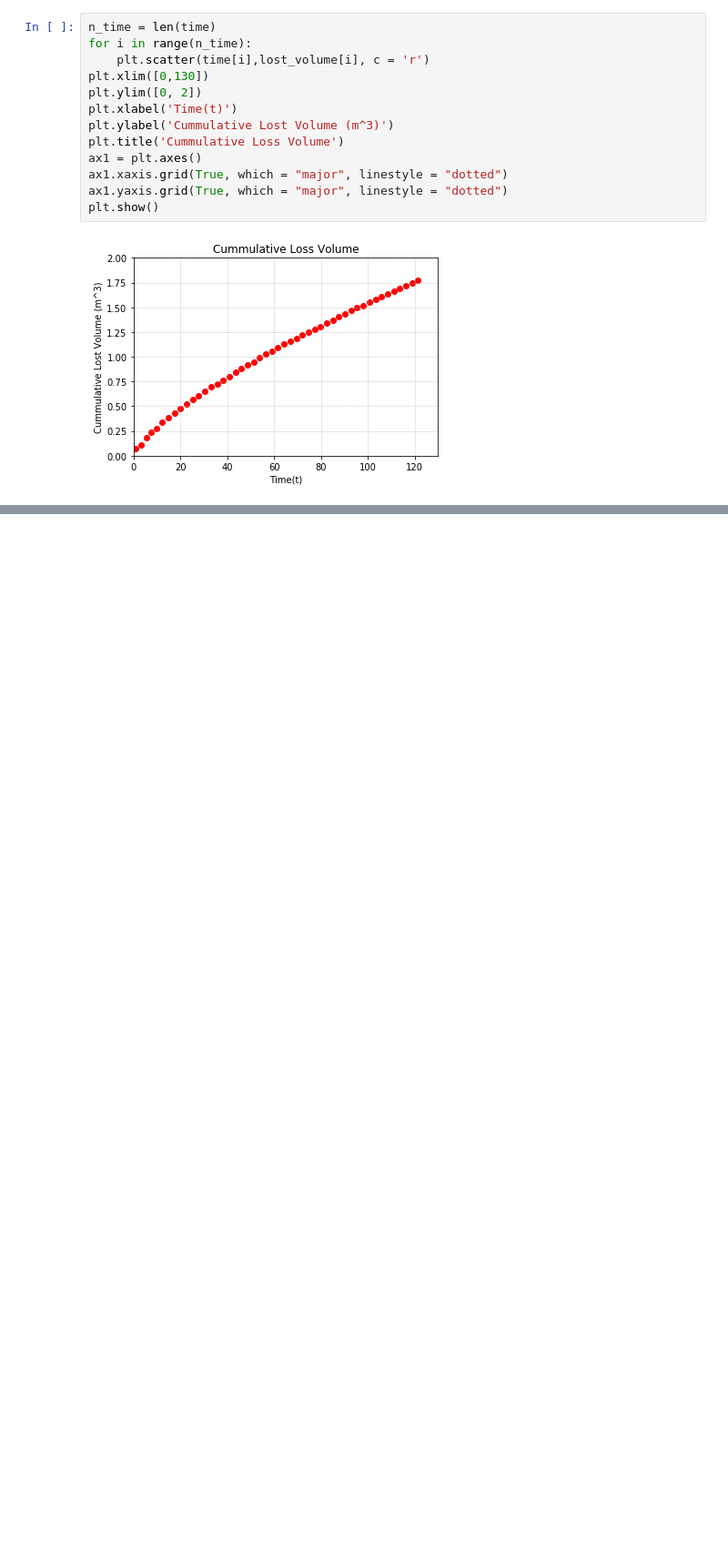
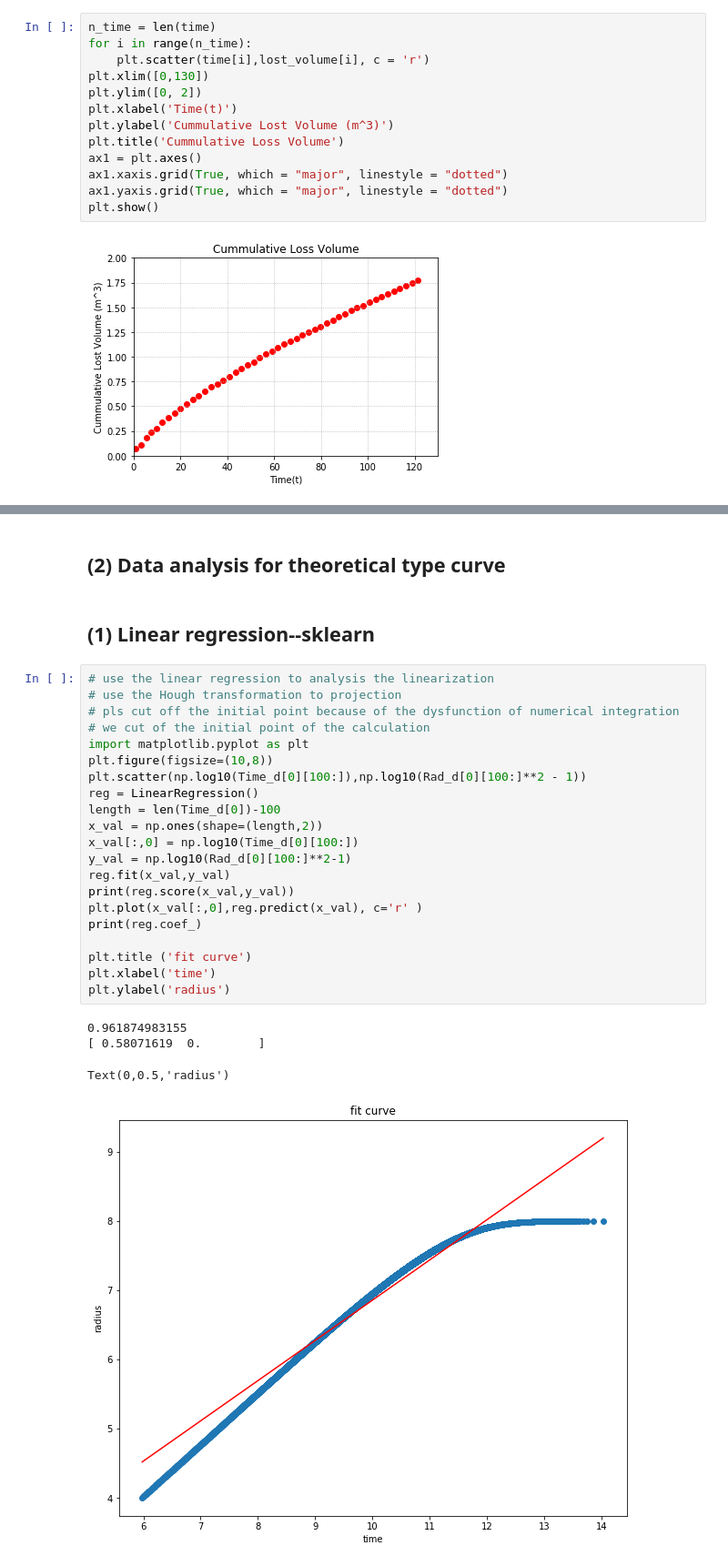
Before and after one commit to rui-ren/Simultaneous-Localization-and-Mapping, a Jupyter notebook: Linear Regression and Linearization of Drilling data.ipynb, the cells around one changed output, grey strips where cells are left out. Shown at 91% size. Saved outputs shown, nothing was run; the diff lists cells and outputs as text; blank space fills up the shorter version.

```diff
--- a/Linear Regression and Linearization of Drilling data.ipynb
+++ b/Linear Regression and Linearization of Drilling data.ipynb
@@ -83,0 +152,30 @@ plot()
+# %% [markdown]
+## (2) Data analysis for theoretical type curve
+# %% [markdown]
+## (1) Linear regression--sklearn
+# %%
+# use the linear regression to analysis the linearization
+# use the Hough transformation to projection
+# pls cut off the initial point because of the dysfunction of numerical integration
+# we cut of the initial point of the calculation
+import matplotlib.pyplot as plt
+plt.figure(figsize=(10,8))
+plt.scatter(np.log10(Time_d[0][100:]),np.log10(Rad_d[0][100:]**2 - 1))
+reg = LinearRegression()
+length = len(Time_d[0])-100
+x_val = np.ones(shape=(length,2))
+x_val[:,0] = np.log10(Time_d[0][100:])
+y_val = np.log10(Rad_d[0][100:]**2-1)
+reg.fit(x_val,y_val)
+print(reg.score(x_val,y_val))
+plt.plot(x_val[:,0],reg.predict(x_val), c='r' )
+print(reg.coef_)
+
+plt.title ('fit curve')
+plt.xlabel('time')
+plt.ylabel('radius')
+# %% [output]
+0.961874983155
+[ 0.58071619  0.        ]
+Text(0,0.5,'radius')
+[figure, added]
```
Also changed, not shown: parts of 19 cells of this notebook.
